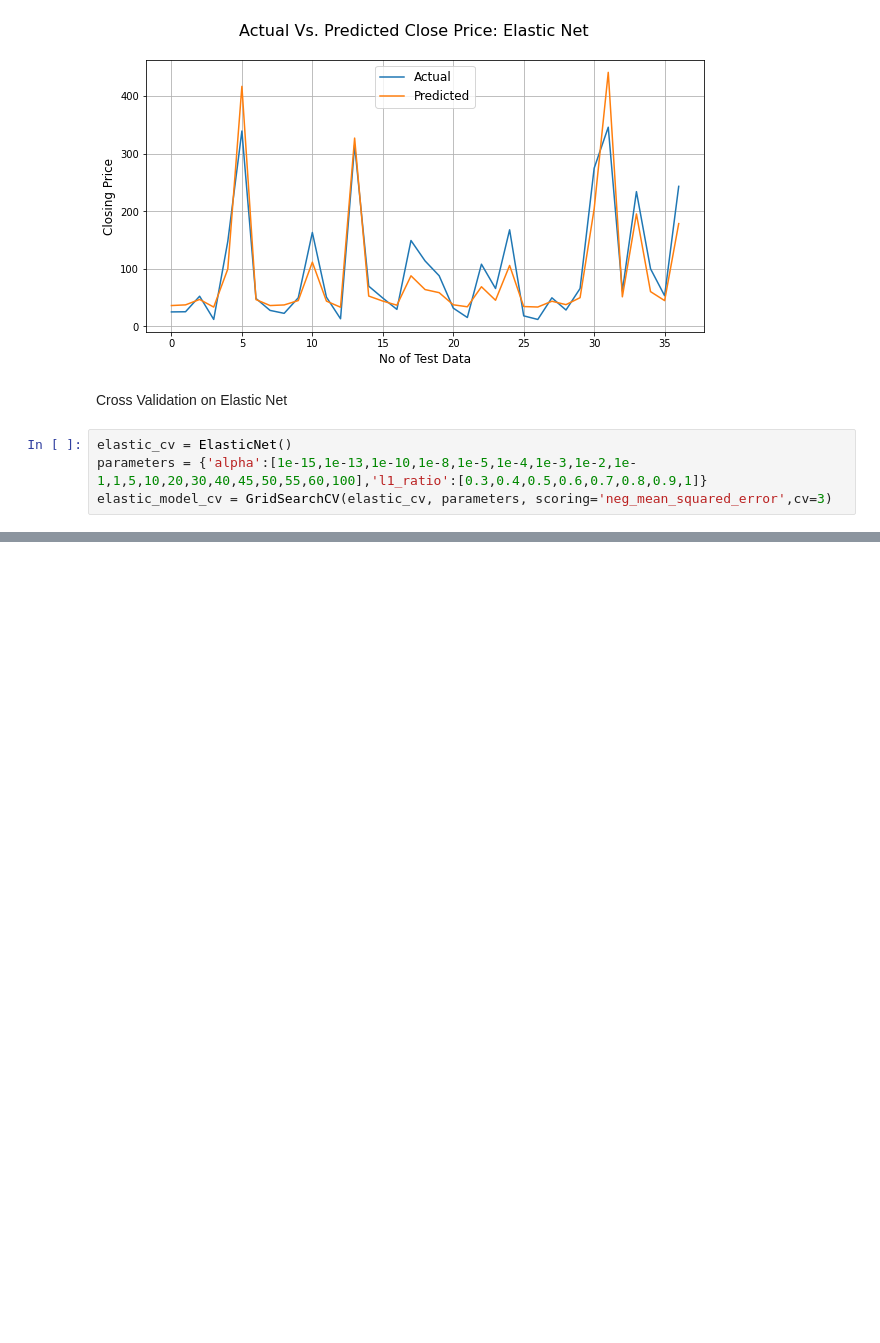
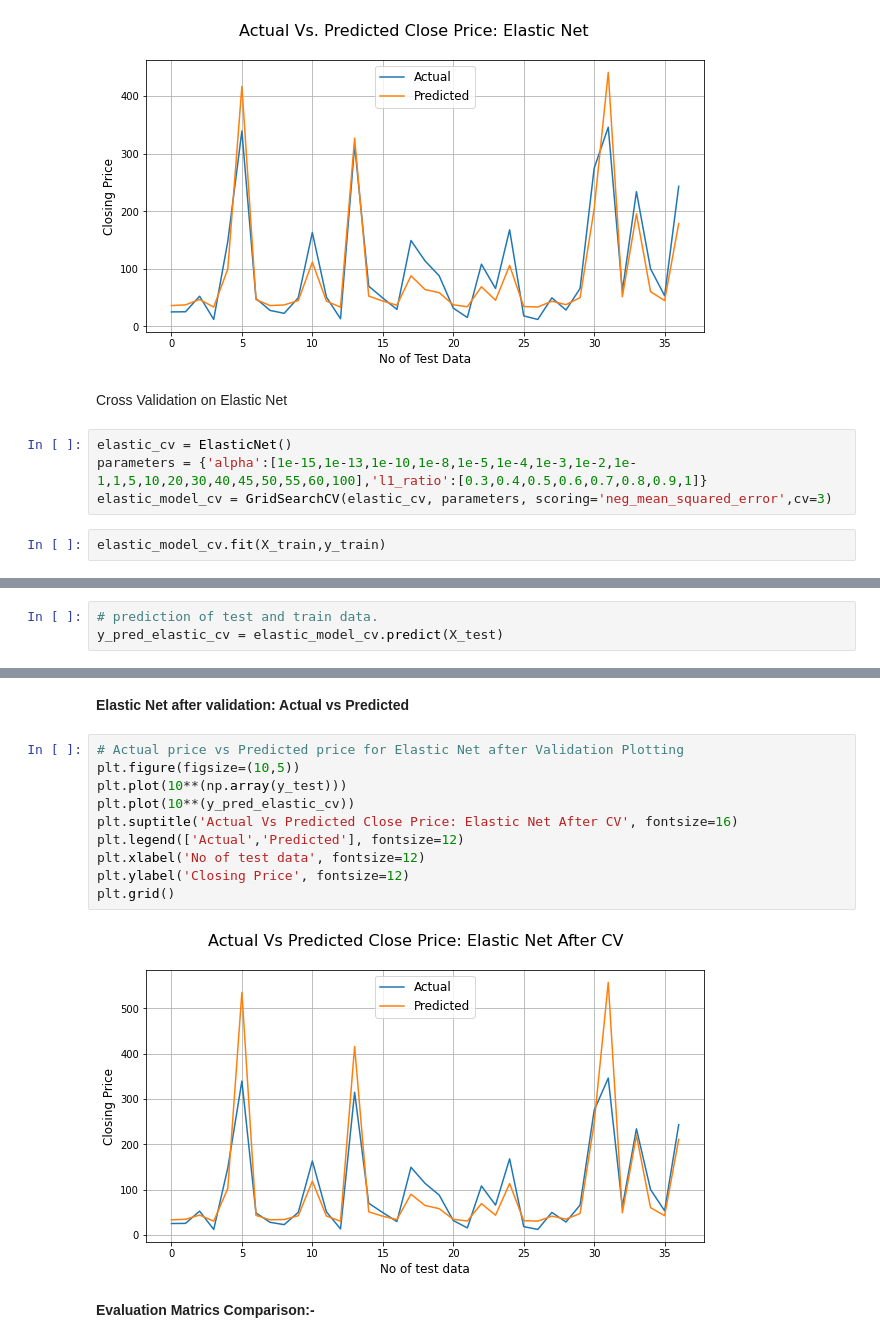
Before and after one commit to AkashK18/Yes-Bank-Stock-Prediction-ML-regression, a Jupyter notebook: Yes_Bank_Stock_Prediction_ML_regression.ipynb, the cells around one changed output, grey strips where cells are left out. Cells and saved outputs as stored; diff of their text form; blank space fills up the shorter version.

```diff
--- a/Yes_Bank_Stock_Prediction_ML_regression.ipynb
+++ b/Yes_Bank_Stock_Prediction_ML_regression.ipynb
@@ -664,3 +664,5 @@ Cross Validation on Elastic Net
 elastic_cv = ElasticNet()
 parameters = {'alpha':[1e-15,1e-13,1e-10,1e-8,1e-5,1e-4,1e-3,1e-2,1e-1,1,5,10,20,30,40,45,50,55,60,100],'l1_ratio':[0.3,0.4,0.5,0.6,0.7,0.8,0.9,1]}
 elastic_model_cv = GridSearchCV(elastic_cv, parameters, scoring='neg_mean_squared_error',cv=3)
+# %%
+elastic_model_cv.fit(X_train,y_train)
@@ -666,0 +686,3 @@ elastic_model_cv = GridSearchCV(elastic_cv, parameters, scoring='neg_mean_square
+# %%
+# prediction of test and train data.
+y_pred_elastic_cv = elastic_model_cv.predict(X_test)
@@ -666,0 +704,16 @@ elastic_model_cv = GridSearchCV(elastic_cv, parameters, scoring='neg_mean_square
+# %% [markdown]
+**Elastic Net after validation: Actual vs Predicted**
+# %%
+# Actual price vs Predicted price for Elastic Net after Validation Plotting
+plt.figure(figsize=(10,5))
+plt.plot(10**(np.array(y_test)))
+plt.plot(10**(y_pred_elastic_cv))
+plt.suptitle('Actual Vs Predicted Close Price: Elastic Net After CV', fontsize=16)
+plt.legend(['Actual','Predicted'], fontsize=12)
+plt.xlabel('No of test data', fontsize=12)
+plt.ylabel('Closing Price', fontsize=12)
+plt.grid()
+# %% [output]
+[figure, added]
+# %% [markdown]
+**Evaluation Matrics Comparison:-**
```
Also changed, not shown: parts of 9 cells of this notebook.
